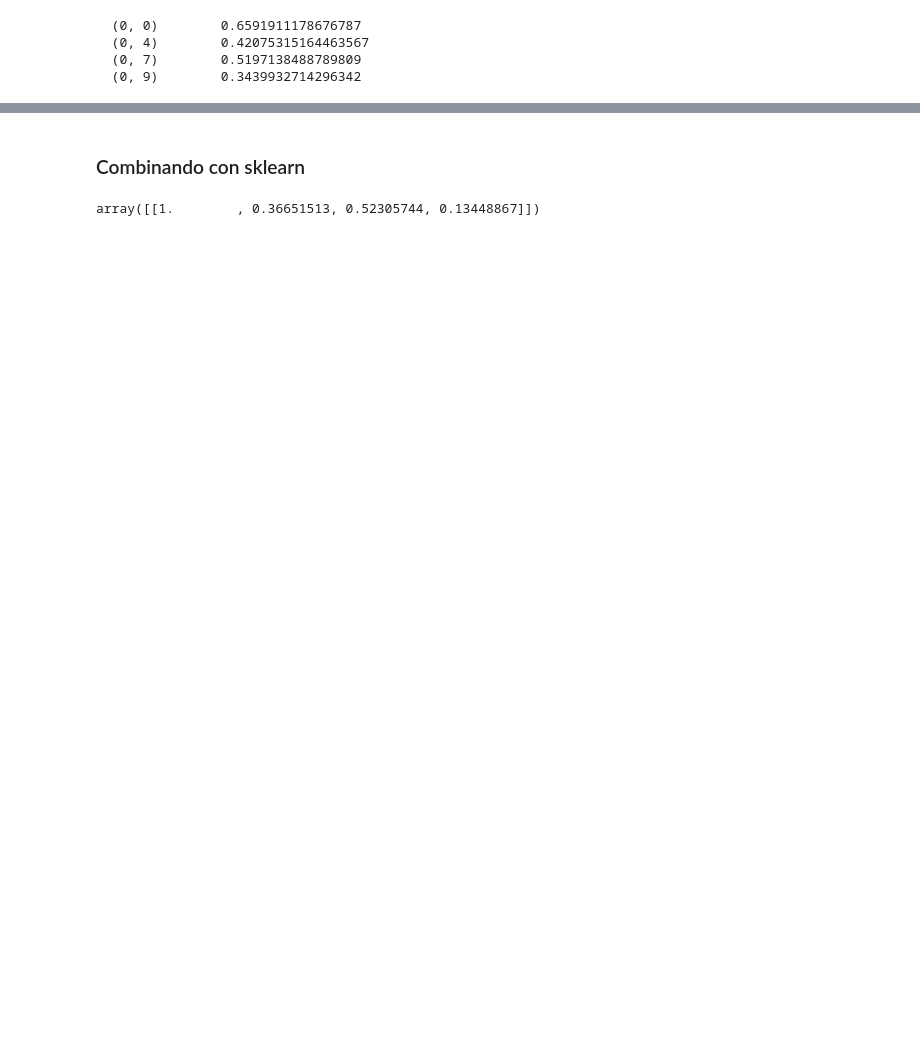
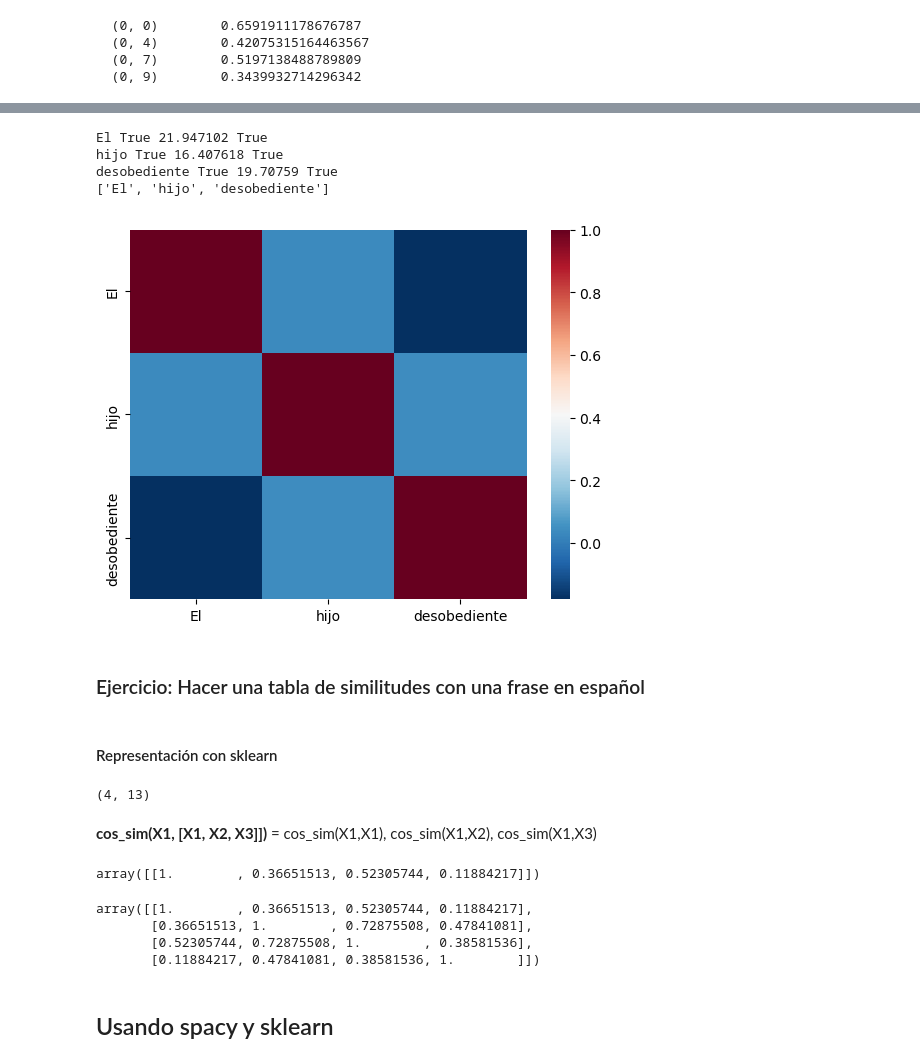
Before and after one commit to igomezv/DataScienceIntermedio, a Jupyter notebook: 7-NLP.ipynb, the cells around one changed output, grey strips where cells are left out. Saved outputs shown, nothing was run; the diff lists cells and outputs as text; code cells hidden in the pictures; blank space fills up the shorter version.

```diff
--- a/7-NLP.ipynb
+++ b/7-NLP.ipynb
@@ -584,10 +647,68 @@ soldier True 7.9641376 True
+# %%
+# nlp = spacy.load("en_core_web_md")
+import seaborn
+tokens = nlp_es(u'El hijo desobediente')
+
+for token in tokens:
+    print(token.text, token.has_vector, token.vector_norm, token.is_oov)
+
+labels = [a.text for a in tokens]
+print(labels)
+
+M = np.zeros((len(tokens), len(tokens)))
+for idx, token1 in enumerate(tokens):
+    for idy, token2 in enumerate(tokens):
+        M[idx, idy] = token1.similarity(token2)
+
+%matplotlib inline
+import numpy as np
+import seaborn as sns
+import matplotlib.pylab as plt
+
+
+ax = sns.heatmap(M, cmap = "RdBu_r", xticklabels=labels,  yticklabels=labels)
+plt.show()
+# %% [output]
+El True 21.947102 True
+hijo True 16.407618 True
+desobediente True 19.70759 True
+['El', 'hijo', 'desobediente']
+[figure, added]
+# %% [markdown]
+### Ejercicio: Hacer una tabla de similitudes con una frase en español
 # %% [markdown]
-### Combinando con sklearn
+#### Representación con sklearn
 # %%
 from sklearn.metrics.pairwise import cosine_similarity
-cosine_similarity(tfidf_matrix[0:1], tfidf_matrix)
+from sklearn.feature_extraction.text import TfidfVectorizer
-# %% [output]
-array([[1.        , 0.36651513, 0.52305744, 0.13448867]])
+# %%
+documents = (
+"The sky is blue",
+"The sun is bright",
+"The sun in the sky is bright",
+"We can see the shining sun, the bright sun"
+)
+
+tfidf_vectorizer = TfidfVectorizer()
+tfidf_matrix = tfidf_vectorizer.fit_transform(documents)
+tfidf_matrix.shape
+# %% [output]
+(4, 13)
+# %% [markdown]
+**cos_sim(X1, [X1, X2, X3]])** = cos_sim(X1,X1), cos_sim(X1,X2), cos_sim(X1,X3)
+# %%
+cosine_similarity(tfidf_matrix[0], tfidf_matrix)
+# %% [output]
+array([[1.        , 0.36651513, 0.52305744, 0.11884217]])
+# %%
+cosine_similarity(tfidf_matrix, tfidf_matrix)
+# %% [output]
+array([[1.        , 0.36651513, 0.52305744, 0.11884217],
+       [0.36651513, 1.        , 0.72875508, 0.47841081],
+       [0.52305744, 0.72875508, 1.        , 0.38581536],
+       [0.11884217, 0.47841081, 0.38581536, 1.        ]])
+# %% [markdown]
+## Usando spacy y sklearn
 # %%
 # import the PCA module from sklearn
 from sklearn.decomposition import PCA
```
Also changed, not shown: parts of 61 cells of this notebook.
